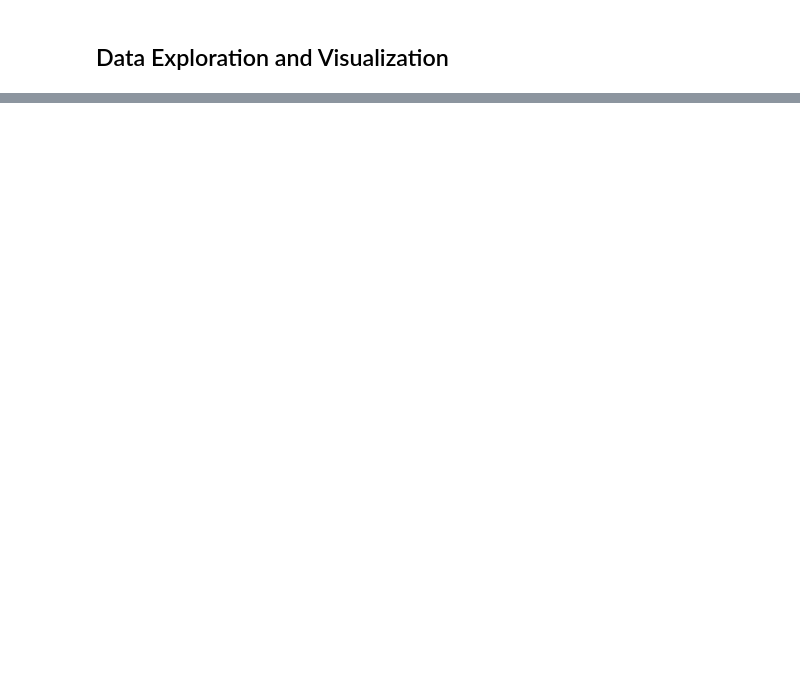
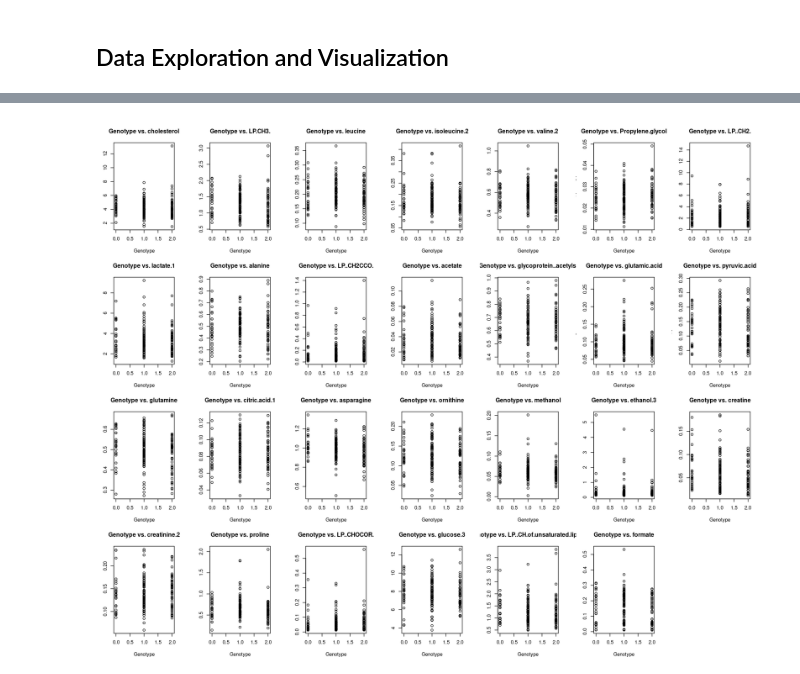
Before and after one commit to Aziza2027/Patient-data-analysis, a Jupyter notebook: analysis.ipynb, the cells around one changed output, grey strips where cells are left out. Cells and saved outputs as stored; diff of their text form; code cells hidden in the pictures; blank space fills up the shorter version.

```diff
--- a/analysis.ipynb
+++ b/analysis.ipynb
@@ -32,21 +124,8 @@ data <- read.csv("data.csv", header = TRUE)
 # %%
-# Summary of the data
-summary(data)
-
-# Histograms of each metabolite
-par(mfrow = c(4, 7)) # This will create a 4x7 grid of histograms for 28 metabolites. Adjust as needed.
-for (i in 2:ncol(data)) {
-  hist(data[[i]], main = colnames(data)[i], xlab = "")
-}
-
-# Boxplots of each metabolite
-par(mfrow = c(4, 7)) # This will create a 4x7 grid of boxplots for 28 metabolites. Adjust as needed.
-for (i in 2:ncol(data)) {
-  boxplot(data[[i]], main = colnames(data)[i], ylab = colnames(data)[i])
-}
-
-# Scatter plot of genotype versus each metabolite
-par(mfrow = c(4, 7)) # This will create a 4x7 grid of scatter plots for 28 metabolites. Adjust as needed.
+# Data Exploration and Visualization
+par(mfrow = c(4, 7),mar = c(4, 3, 4, 3)) # This will create a 4x7 grid of scatter plots for 28 metabolites. Adjust as needed.
 for (i in 2:ncol(data)) {
   plot(data$Genotype, data[[i]], main = paste("Genotype vs.", colnames(data)[i]), xlab = "Genotype", ylab = colnames(data)[i])
 }
+# %% [output]
+[figure, added]
```
Also changed, not shown: parts of 19 cells of this notebook, 4 other files.
